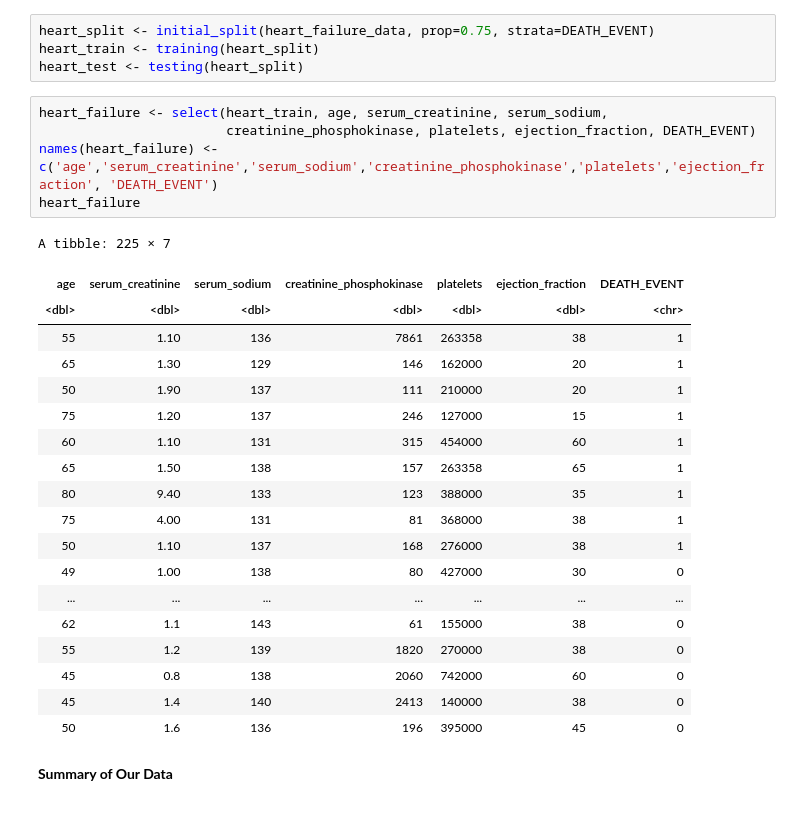
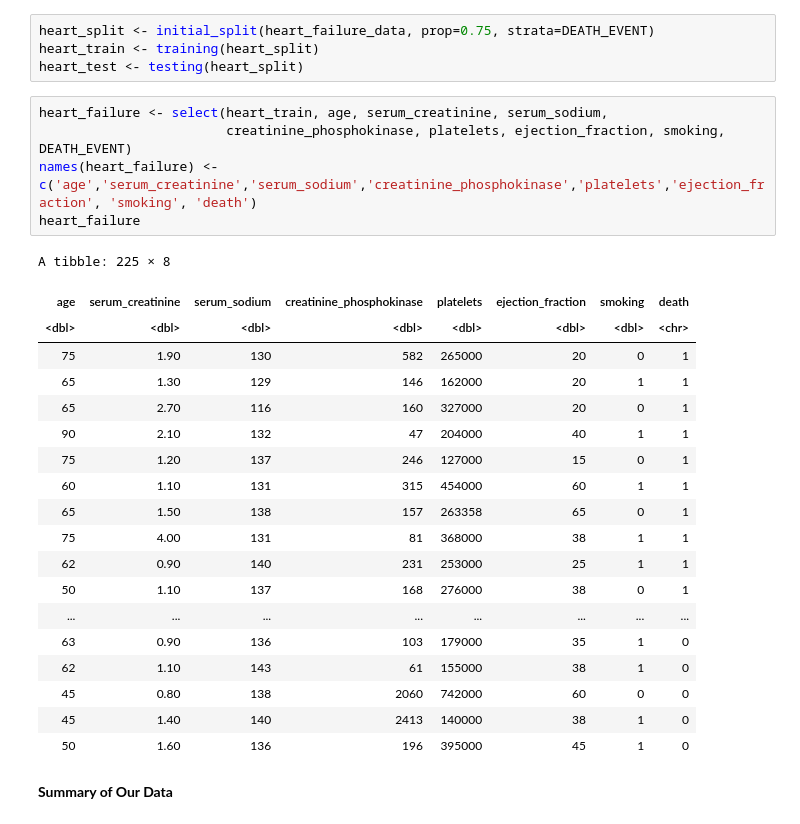
Before and after one commit to leoryry/NEW_DSCI_Project, a Jupyter notebook: Proposal.ipynb, the cells around one changed output. Drawn from its saved outputs; the diff is of its cells as text.

```diff
--- a/Proposal.ipynb
+++ b/Proposal.ipynb
@@ -67,29 +68,29 @@ heart_train <- training(heart_split)
 heart_test <- testing(heart_split)
 # %%
 heart_failure <- select(heart_train, age, serum_creatinine, serum_sodium,
-                        creatinine_phosphokinase, platelets, ejection_fraction, DEATH_EVENT)
-names(heart_failure) <- c('age','serum_creatinine','serum_sodium','creatinine_phosphokinase','platelets','ejection_fraction', 'DEATH_EVENT')
+                        creatinine_phosphokinase, platelets, ejection_fraction, smoking, DEATH_EVENT)
+names(heart_failure) <- c('age','serum_creatinine','serum_sodium','creatinine_phosphokinase','platelets','ejection_fraction', 'smoking', 'death')
 heart_failure
 # %% [output]
-A tibble: 225 × 7
+A tibble: 225 × 8
-| age | serum_creatinine | serum_sodium | creatinine_phosphokinase | platelets | ejection_fraction | DEATH_EVENT |
-| <dbl> | <dbl> | <dbl> | <dbl> | <dbl> | <dbl> | <chr> |
-| 55 | 1.10 | 136 | 7861 | 263358 | 38 | 1 |
-| 65 | 1.30 | 129 | 146 | 162000 | 20 | 1 |
-| 50 | 1.90 | 137 | 111 | 210000 | 20 | 1 |
-| 75 | 1.20 | 137 | 246 | 127000 | 15 | 1 |
-| 60 | 1.10 | 131 | 315 | 454000 | 60 | 1 |
-| 65 | 1.50 | 138 | 157 | 263358 | 65 | 1 |
-| 80 | 9.40 | 133 | 123 | 388000 | 35 | 1 |
-| 75 | 4.00 | 131 | 81 | 368000 | 38 | 1 |
-| 50 | 1.10 | 137 | 168 | 276000 | 38 | 1 |
-| 49 | 1.00 | 138 | 80 | 427000 | 30 | 0 |
-| ... | ... | ... | ... | ... | ... | ... |
-| 62 | 1.1 | 143 | 61 | 155000 | 38 | 0 |
-| 55 | 1.2 | 139 | 1820 | 270000 | 38 | 0 |
-| 45 | 0.8 | 138 | 2060 | 742000 | 60 | 0 |
-| 45 | 1.4 | 140 | 2413 | 140000 | 38 | 0 |
-| 50 | 1.6 | 136 | 196 | 395000 | 45 | 0 |
+| age | serum_creatinine | serum_sodium | creatinine_phosphokinase | platelets | ejection_fraction | smoking | death |
+| <dbl> | <dbl> | <dbl> | <dbl> | <dbl> | <dbl> | <dbl> | <chr> |
+| 75 | 1.90 | 130 | 582 | 265000 | 20 | 0 | 1 |
+| 65 | 1.30 | 129 | 146 | 162000 | 20 | 1 | 1 |
+| 65 | 2.70 | 116 | 160 | 327000 | 20 | 0 | 1 |
+| 90 | 2.10 | 132 | 47 | 204000 | 40 | 1 | 1 |
+| 75 | 1.20 | 137 | 246 | 127000 | 15 | 0 | 1 |
+| 60 | 1.10 | 131 | 315 | 454000 | 60 | 1 | 1 |
+| 65 | 1.50 | 138 | 157 | 263358 | 65 | 0 | 1 |
+| 75 | 4.00 | 131 | 81 | 368000 | 38 | 1 | 1 |
+| 62 | 0.90 | 140 | 231 | 253000 | 25 | 1 | 1 |
+| 50 | 1.10 | 137 | 168 | 276000 | 38 | 0 | 1 |
+| ... | ... | ... | ... | ... | ... | ... | ... |
+| 63 | 0.90 | 136 | 103 | 179000 | 35 | 1 | 0 |
+| 62 | 1.10 | 143 | 61 | 155000 | 38 | 1 | 0 |
+| 45 | 0.80 | 138 | 2060 | 742000 | 60 | 0 | 0 |
+| 45 | 1.40 | 140 | 2413 | 140000 | 38 | 1 | 0 |
+| 50 | 1.60 | 136 | 196 | 395000 | 45 | 1 | 0 |
 # %% [markdown]
 **Summary of Our Data**
 # %%
```
Also changed, not shown: parts of 9 cells of this notebook.
